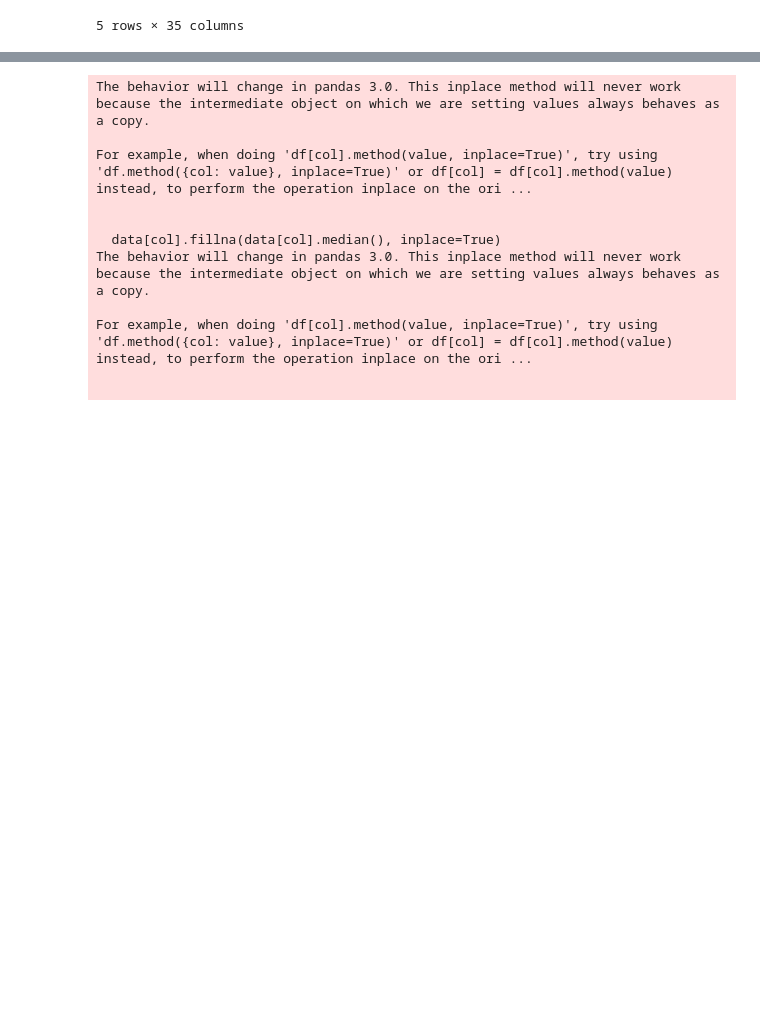
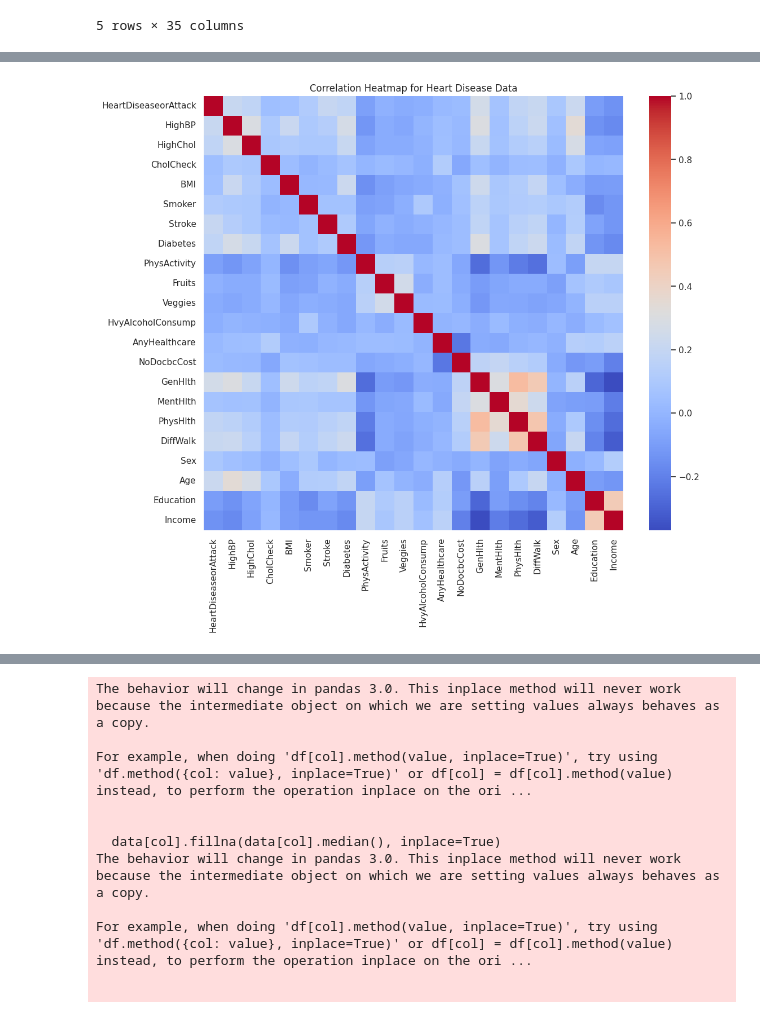
Before and after one commit to ShlokMohanty/SML, a Jupyter notebook: DIsease_Detection__using_symptoms.ipynb, the cells around one changed output, grey strips where cells are left out. Drawn from its saved outputs; the diff is of its cells as text; code cells hidden in the pictures; blank space fills up the shorter version.

```diff
--- a/DIsease_Detection__using_symptoms.ipynb
+++ b/DIsease_Detection__using_symptoms.ipynb
@@ -31,0 +48,9 @@ alzheimers_data.head()
+# %%
+# 2. Heart Disease Data: Correlation heatmap
+plt.figure(figsize=(12, 10))
+corr = heart_disease_data.corr()
+sns.heatmap(corr, cmap='coolwarm', annot=False)
+plt.title("Correlation Heatmap for Heart Disease Data")
+plt.show()
+# %% [output]
+[figure, added]
```
Also changed, not shown: parts of 11 cells of this notebook.
